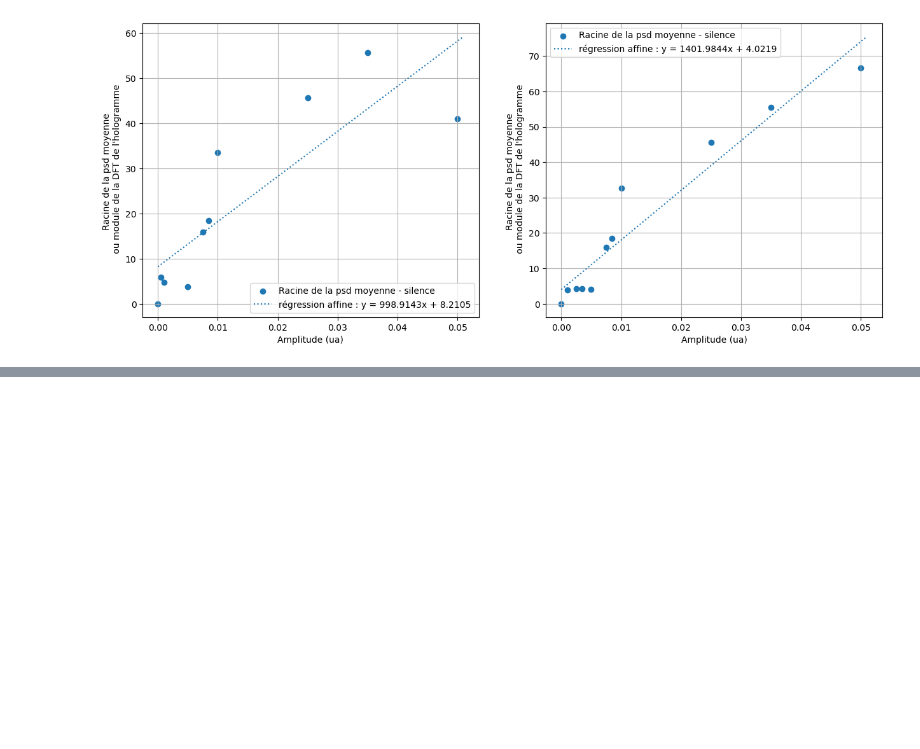
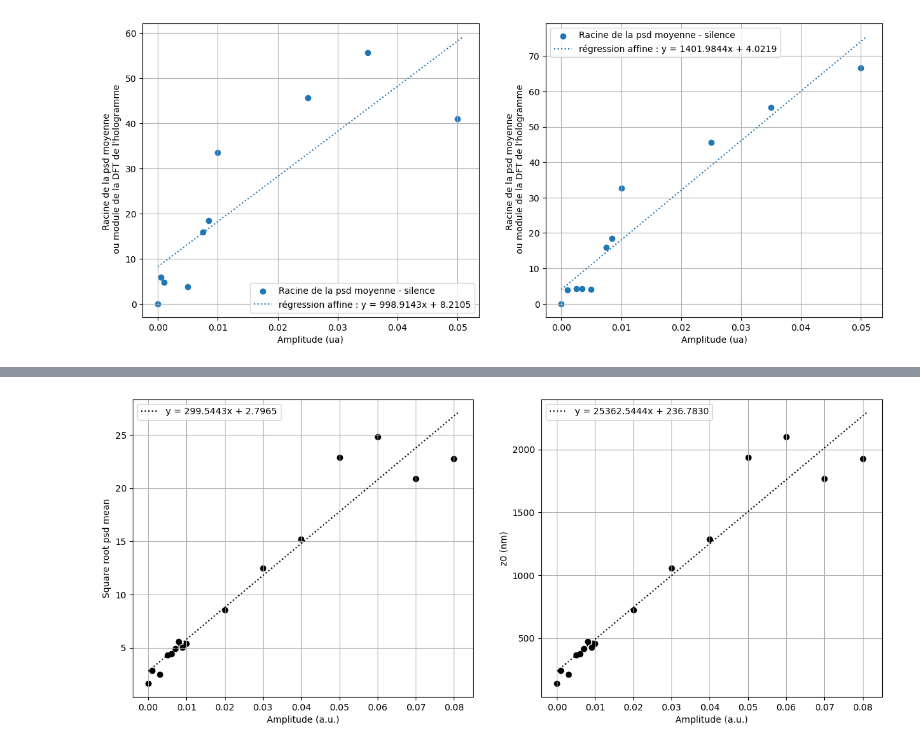
Before and after one commit to lm-al/Graphes_lamellophone, a Jupyter notebook: Graphes_lamellophone.ipynb, the cells around one changed output, grey strips where cells are left out. Drawn from its saved outputs; the diff is of its cells as text; code cells hidden in the pictures; blank space fills up the shorter version.

```diff
--- a/Graphes_lamellophone.ipynb
+++ b/Graphes_lamellophone.ipynb
@@ -362,0 +212,60 @@ Text(0.5, 0, 'Fréquence (Hz)')
+# %%
+# les 16 points avec threshold à 3 :
+Lambda = 532 #nm
+
+Ampli = np.array([0.08,0.07,0.06,0.05,0.04,0.03,0.02,0.01,0.009,0.008,0.007,0.006,0.005,0.003,0.001,0]) #unité arbitraire
+psd_3thrs = np.array([517.04,437.04,616.53,524.26,231.03,154.87,72.66,29.24,25.334,31.098,23.983,19.739,18.794,6.3084,8.1166,2.7896])
+sqrt_3thrs = np.sqrt(psd_3thrs)
+z0_3thrs = Lambda * sqrt_3thrs/(2*np.pi)
+
+psd_14thrs = np.array([381.54,333.52,209.91,221.56,150.07,72.675,28.181,22.573,30.493,23.34,19.215,18.952,6.3704,7.2602,2.768])
+Ampli14 = np.array([0.07,0.06,0.05,0.04,0.03,0.02,0.01,0.009,0.008,0.007,0.006,0.005,0.003,0.001,0]) #unité arbitraire
+sqrt_14thrs = np.sqrt(psd_14thrs)
+z0_14thrs = Lambda * sqrt_14thrs/(2*np.pi)
+
+
+
+popt_ua1s,pcov_ua1s = curve_fit(affine, Ampli, sqrt_3thrs)
+a_ua1s,b_ua1s = popt_ua1s
+
+popt_ua2s,pcov_ua2s = curve_fit(affine, Ampli14, sqrt_14thrs)
+a_ua2s,b_ua2s = popt_ua2s
+
+xfit = np.linspace(0, 0.081, 100)
+plt.figure(figsize=(15, 6))
+
+plt.subplot(1, 2, 1)
+plt.scatter(Ampli, sqrt_3thrs, color='k')
+plt.plot(xfit, affine(xfit, a_ua1s, b_ua1s),color ='k',linestyle=':',label=f"y = {a_ua1s:.4f}x + {b_ua1s:.4f}")
+
+#plt.scatter(Ampli14, sqrt_14thrs, color='r',label="threshold=14")
+#plt.plot(xfit, affine(xfit, a_ua2s, b_ua2s),color ='r',linestyle=':',label=f"y = {a_ua2s:.4f}x + {b_ua2s:.4f}")
+
+plt.grid(True)
+plt.xlabel("Amplitude (a.u.)")
+plt.ylabel("Square root psd mean")
+#plt.title("sqrt(psf)")
+plt.legend()
+
+popt_ua1s,pcov_ua1s = curve_fit(affine, Ampli, z0_3thrs)
+a_ua1s,b_ua1s = popt_ua1s
+
+popt_ua2s,pcov_ua2s = curve_fit(affine, Ampli14, z0_14thrs)
+a_ua2s,b_ua2s = popt_ua2s
+
+plt.subplot(1, 2, 2)
+plt.scatter(Ampli, z0_3thrs, color='k')
+plt.plot(xfit, affine(xfit, a_ua1s, b_ua1s),color ='k',linestyle=':',label=f"y = {a_ua1s:.4f}x + {b_ua1s:.4f}")
+
+#plt.scatter(Ampli14, z0_14thrs, color='r',label="threshold = 14")
+#plt.plot(xfit, affine(xfit, a_ua2s, b_ua2s),color ='r',linestyle=':',label=f"y = {a_ua2s:.4f}x + {b_ua2s:.4f}")
+#plt.title('z0')
+plt.grid(True)
+plt.xlabel("Amplitude (a.u.)")
+plt.ylabel("z0 (nm)")
+plt.legend()
+plt.savefig("graphe_z0_linear_thrs3.png", dpi=300, bbox_inches="tight")
+
+plt.show()
+# %% [output]
+[figure, added]
```
Also changed, not shown: parts of 3 cells of this notebook.
